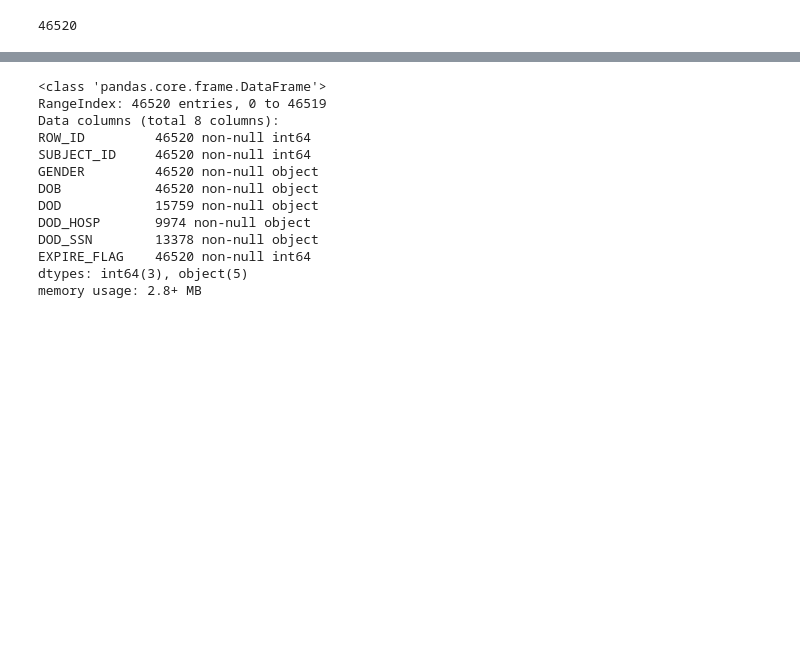
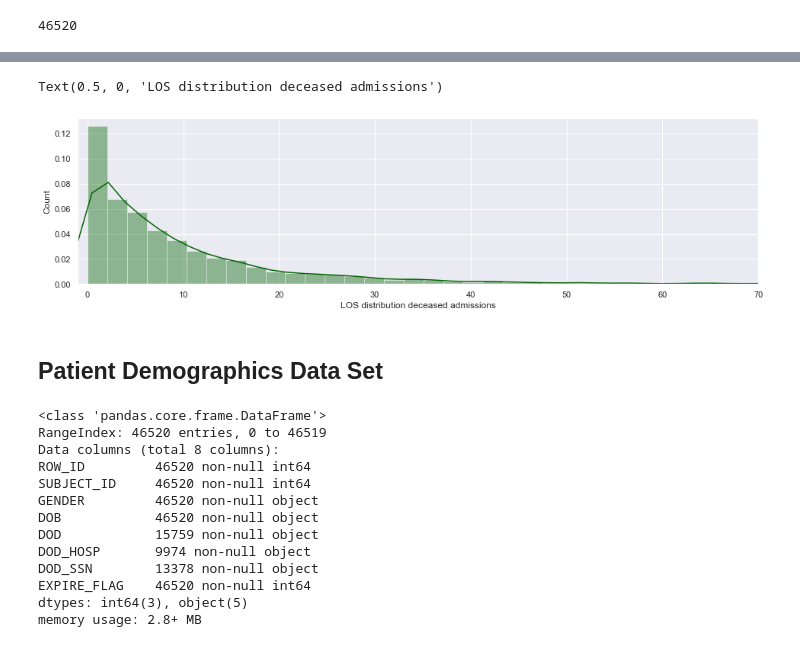
Before and after one commit to bnaoe/Tensorflow-ANN-Hospital-LOS, a Jupyter notebook: Untitled.ipynb, the cells around one changed output, grey strips where cells are left out. Saved outputs shown, nothing was run; the diff lists cells and outputs as text; code cells hidden in the pictures; blank space fills up the shorter version.

```diff
--- a/Untitled.ipynb
+++ b/Untitled.ipynb
@@ -57,3 +124,15 @@ df_ad.head()
+# %%
+#Same with the deaceased pts it has a right skwed distribution
+plt.figure(figsize=(16,4))
+sns.distplot(df_deceased['LOS'],bins=100,color='darkgreen')
+plt.xlim(-1,70)
+plt.ylabel('Count')
+plt.xlabel('LOS distribution deceased admissions')
+# %% [output]
+Text(0.5, 0, 'LOS distribution deceased admissions')
+[figure, added]
+# %% [markdown]
+## Patient Demographics Data Set
 # %%
 df_pt.info()
 # %% [output]
```
Also changed, not shown: parts of 77 cells of this notebook.
